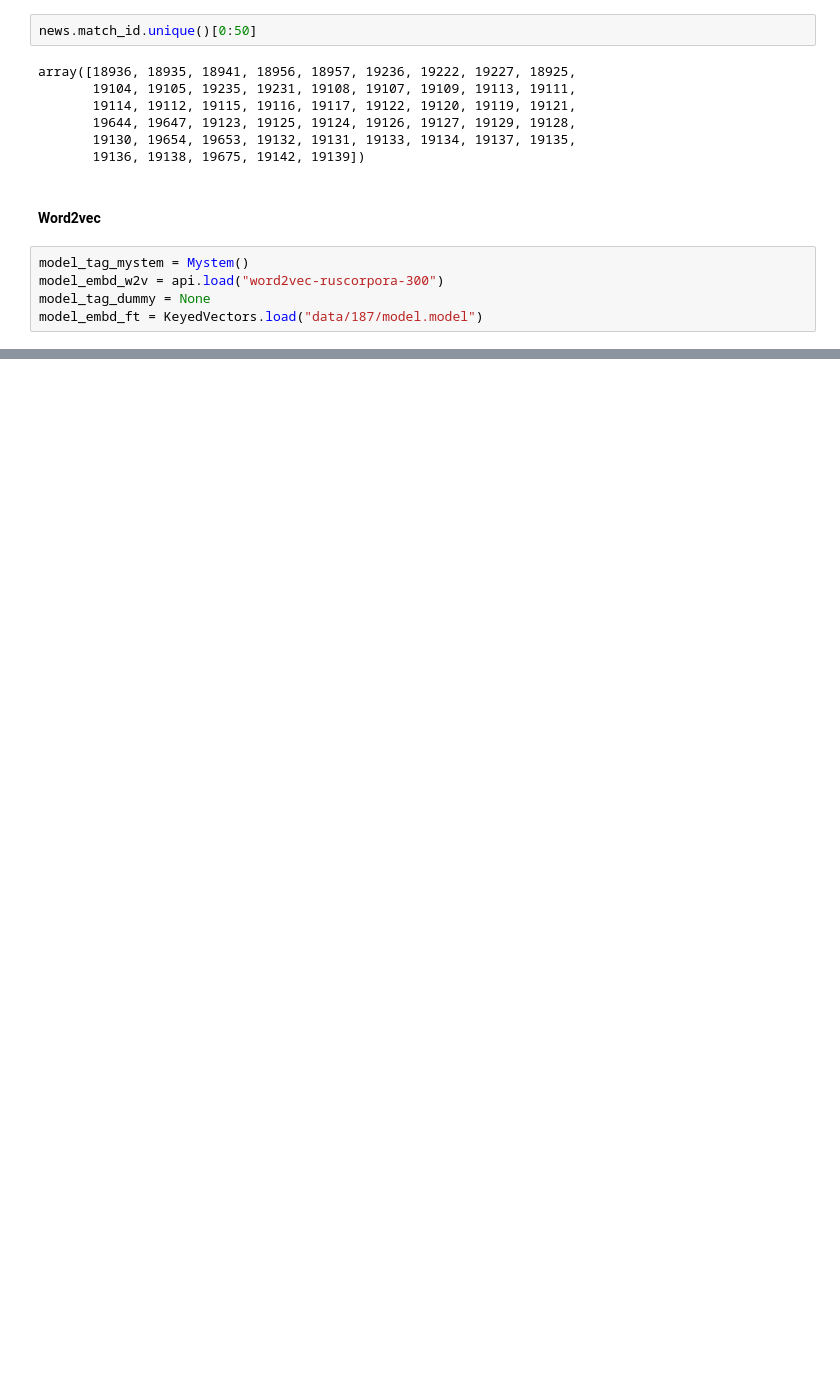
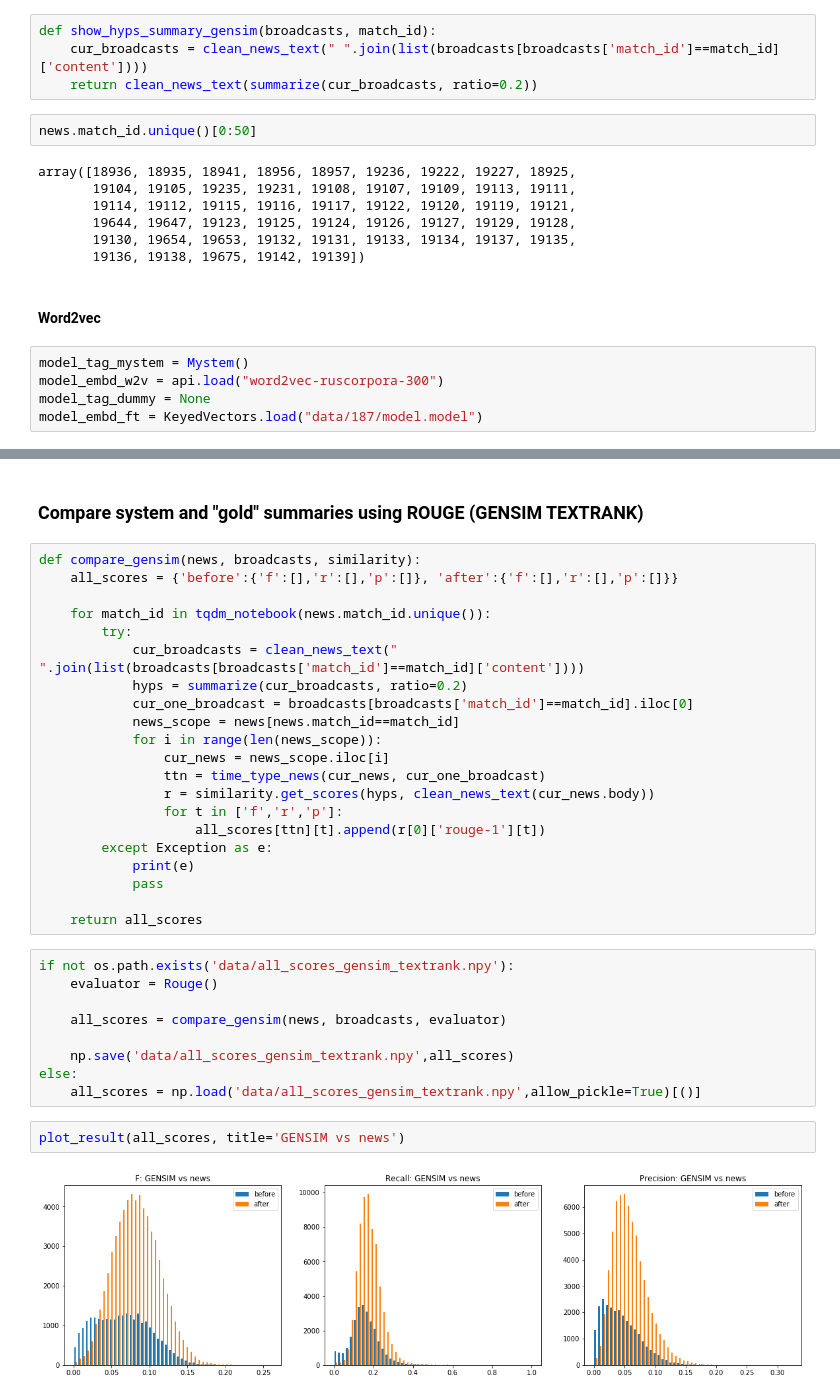
Before and after one commit to DenisOgr/news-generations, a Jupyter notebook: TextRank+ROUGE.ipynb, the cells around one changed output, grey strips where cells are left out. Drawn from its saved outputs; the diff is of its cells as text; blank space fills up the shorter version.

```diff
--- a/TextRank+ROUGE.ipynb
+++ b/TextRank+ROUGE.ipynb
@@ -222,6 +249,10 @@ def show_hyps_summary(broadcasts, match_id, model_embd, method_tag, model_tag):
     sim_mat = build_similarity(v)
     hyps = get_most_ranked(sim_mat, cur_broadcasts, 10)
     return clean_news_text(hyps)
+# %%
+def show_hyps_summary_gensim(broadcasts, match_id):
+    cur_broadcasts = clean_news_text(" ".join(list(broadcasts[broadcasts['match_id']==match_id]['content'])))
+    return clean_news_text(summarize(cur_broadcasts, ratio=0.2))
 # %%
 news.match_id.unique()[0:50]
 # %% [output]
@@ -267,0 +301,36 @@ Warning: sentence.size euqal zero
+# %% [markdown]
+### Compare system and "gold" summaries using ROUGE (GENSIM TEXTRANK)
+# %%
+def compare_gensim(news, broadcasts, similarity):
+    all_scores = {'before':{'f':[],'r':[],'p':[]}, 'after':{'f':[],'r':[],'p':[]}}
+
+    for match_id in tqdm_notebook(news.match_id.unique()):
+        try:
+            cur_broadcasts = clean_news_text(" ".join(list(broadcasts[broadcasts['match_id']==match_id]['content'])))
+            hyps = summarize(cur_broadcasts, ratio=0.2)
+            cur_one_broadcast = broadcasts[broadcasts['match_id']==match_id].iloc[0]
+            news_scope = news[news.match_id==match_id]
+            for i in range(len(news_scope)):
+                cur_news = news_scope.iloc[i]
+                ttn = time_type_news(cur_news, cur_one_broadcast)
+                r = similarity.get_scores(hyps, clean_news_text(cur_news.body))
+                for t in ['f','r','p']:
+                    all_scores[ttn][t].append(r[0]['rouge-1'][t])
+        except Exception as e:
+            print(e)
+            pass
+
+    return all_scores
+# %%
+if not os.path.exists('data/all_scores_gensim_textrank.npy'):
+    evaluator = Rouge()
+
+    all_scores = compare_gensim(news, broadcasts, evaluator)
+
+    np.save('data/all_scores_gensim_textrank.npy',all_scores)
+else:
+    all_scores = np.load('data/all_scores_gensim_textrank.npy',allow_pickle=True)[()]
+# %%
+plot_result(all_scores, title='GENSIM vs news')
+# %% [output]
+[figure, added]
```
Also changed, not shown: parts of 12 cells of this notebook.
